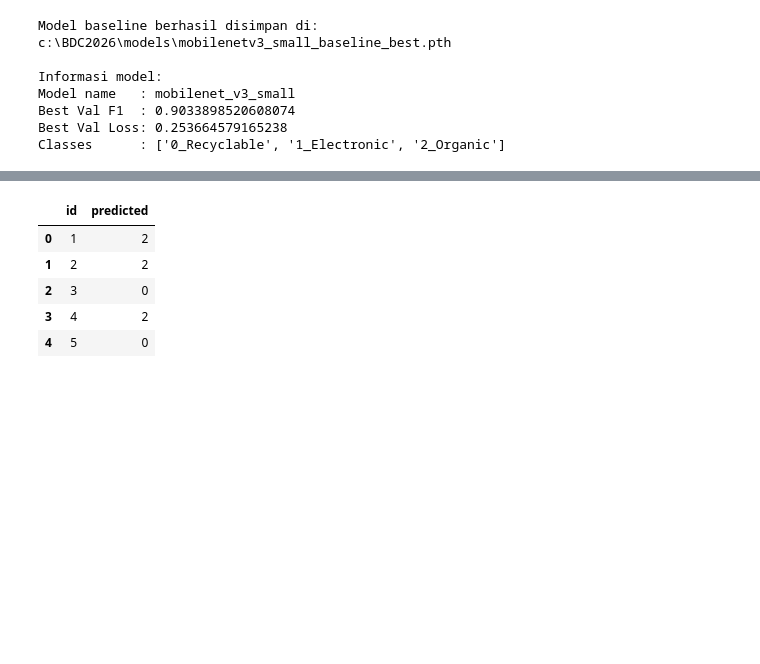
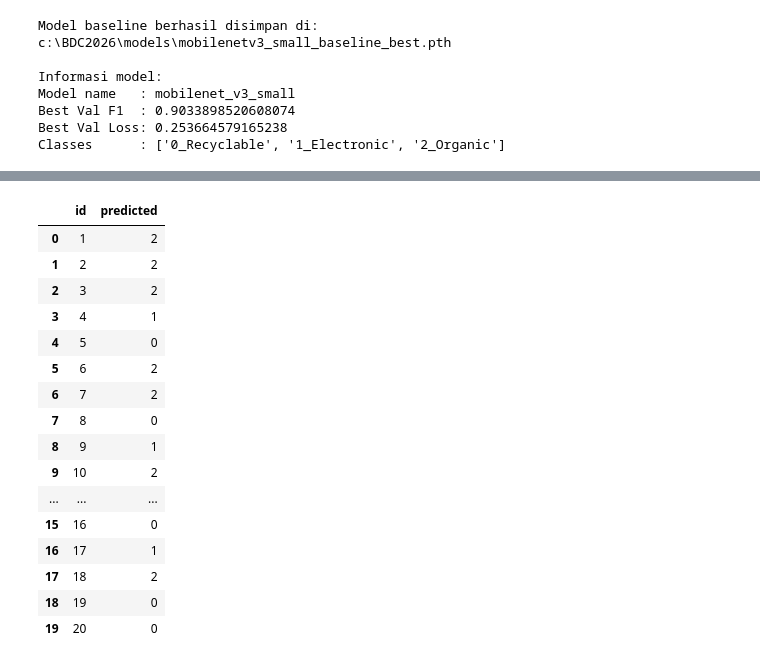
Before and after one commit to viannarka/BDC2026, a Jupyter notebook: notebooks/03_Baseline_Training.ipynb, the cells around one changed output, grey strips where cells are left out. Drawn from its saved outputs; the diff is of its cells as text; code cells hidden in the pictures; blank space fills up the shorter version.

```diff
--- a/notebooks/03_Baseline_Training.ipynb
+++ b/notebooks/03_Baseline_Training.ipynb
@@ -998,6 +1061,9 @@ test_predictions_df = pd.DataFrame({
     "confidence": test_confidences
 })
 
+test_predictions_df["file_stem"] = test_predictions_df["filename"].apply(lambda x: Path(str(x)).stem)
+test_predictions_df["file_number"] = test_predictions_df["file_stem"].astype(int)
+
 # Tambahkan probabilitas tiap kelas
 probability_df = pd.DataFrame(
     test_probabilities,
@@ -1025,6 +1091,9 @@ test_predictions_df.to_csv(test_prediction_path, index=False)
 
 print("\nHasil prediksi lengkap berhasil disimpan di:")
 print(test_prediction_path)
+
+print("Urutan hasil prediksi test sudah naik?:", test_predictions_df["file_number"].is_monotonic_increasing)
+display(test_predictions_df[["filename", "file_number", "pred_label", "pred_class", "confidence"]].head(20))
 # %% [output]
 Jumlah data test: 1458
 
@@ -1477,12 +1574,10 @@ Label hanya 0,1,2      : True
 Submission sudah sesuai format dasar ketentuan panitia.
 # %%
 # ============================================================
-# BUAT SUBMISSION FINAL SESUAI NAMA TIM
+# BUAT SUBMISSION FINAL SESUAI TEMPLATE DAN MATCHING ID
 # ============================================================
 
 NAMA_TIM = "SD2026040000144"
-
-# Supaya nama file aman untuk upload, spasi diganti underscore
 NAMA_TIM_FILE = NAMA_TIM.strip().replace(" ", "_")
 
 if "sample_submission_df" not in globals():
@@ -1491,46 +1586,60 @@ if "sample_submission_df" not in globals():
 if "test_predictions_df" not in globals():
     raise NameError("test_predictions_df belum ada. Jalankan Cell 13 terlebih dahulu.")
 
-# Copy template dari panitia
 submission_final_df = sample_submission_df.copy()
 
-# Pastikan jumlah prediksi sama dengan jumlah baris template
-predicted_labels = test_predictions_df["pred_label"].astype(int).tolist()
+print("Kolom template:", submission_final_df.columns.tolist())
 
-if len(predicted_labels) != len(submission_final_df):
-    raise ValueError(
-        f"Jumlah prediksi ({len(predicted_labels)}) tidak sama dengan jumlah template ({len(submission_final_df)})."
-    )
+if submission_final_df.columns.tolist() != ["id", "predicted"]:
+    raise ValueError("Kolom template harus ['id', 'predicted'].")
 
-# Buat format final sesuai ketentuan: id, predicted
-submission_final_df = pd.DataFrame({
-    "id": submission_final_df["id"],
-    "predicted": predicted_labels
-})
+# Siapkan mapping dari nomor file test ke prediksi
+pred_map_df = test_predictions_df.copy()
 
-# Pastikan predicted hanya berisi 0, 1, 2
-if not set(submission_final_df["predicted"].unique()).issubset({0, 1, 2}):
-    raise ValueError("Ada nilai predicted selain 0, 1, 2.")
+pred_map_df["file_stem"] = pred_map_df["filename"].apply(lambda x: Path(str(x)).stem)
+pred_map_df["id"] = pred_map_df["file_stem"].astype(int)
+pred_map_df["pred_label"] = pred_map_df["pred_label"].astype(int)
 
-# Simpan file final
-final_submission_path = SUBMISSION_DIR / f"submission_{NAMA_TIM_FILE}.csv"
-submission_final_df.to_csv(final_submission_path, index=False)
+pred_label_map = dict(zip(pred_map_df["id"], pred_map_df["pred_label"]))
 
-print("Submission final berhasil dibuat:")
-print(final_submission_path)
+# Isi predicted berdasarkan id dari template panitia
+submission_final_df["predicted"] = (
+    submission_final_df["id"].astype(int).map(pred_label_map)
+)
 
-print("\nNama file:")
-print(final_submission_path.name)
+missing_count = submission_final_df["predicted"].isna().sum()
+print("Missing predicted:", missing_count)
 
+if missing_count > 0:
+    print("Contoh ID yang belum punya prediksi:")
+    display(submission_final_df[submission_final_df["predicted"].isna()].head(10))
+    raise ValueError("Masih ada id template yang tidak cocok dengan prediksi test.")
+
+submission_final_df["predicted"] = submission_final_df["predicted"].astype(int)
+
+# Validasi akhir
 print("\nShape:")
 print(submission_final_df.shape)
 
 print("\nKolom:")
 print(submission_final_df.columns.tolist())
 
-print("\nContoh isi:")
-display(submission_final_df.head())
+print("\nNilai unik predicted:")
+print(sorted(submission_final_df["predicted"].unique()))
+
+print("\nContoh awal:")
+display(submission_final_df.head(20))
+
+print("\nContoh akhir:")
+display(submission_final_df.tail(20))
 
 print("\nDistribusi predicted:")
 display(submission_final_df["predicted"].value_counts().sort_index())
+
+# Simpan file final
+final_submission_path = SUBMISSION_DIR / f"submission_{NAMA_TIM_FILE}_fixed.csv"
+submission_final_df.to_csv(final_submission_path, index=False)
+
+print("\nSubmission final berhasil dibuat:")
+print(final_submission_path)
 # %% [output]
@@ -1550,6 +1659,17 @@ Contoh isi:
 |  | id | predicted |
 | 0 | 1 | 2 |
 | 1 | 2 | 2 |
-| 2 | 3 | 0 |
-| 3 | 4 | 2 |
+| 2 | 3 | 2 |
+| 3 | 4 | 1 |
 | 4 | 5 | 0 |
+| 5 | 6 | 2 |
+| 6 | 7 | 2 |
+| 7 | 8 | 0 |
+| 8 | 9 | 1 |
+| 9 | 10 | 2 |
+| ... | ... | ... |
+| 15 | 16 | 0 |
+| 16 | 17 | 1 |
+| 17 | 18 | 2 |
+| 18 | 19 | 0 |
+| 19 | 20 | 0 |
```
Also changed, not shown: parts of 10 cells of this notebook.
